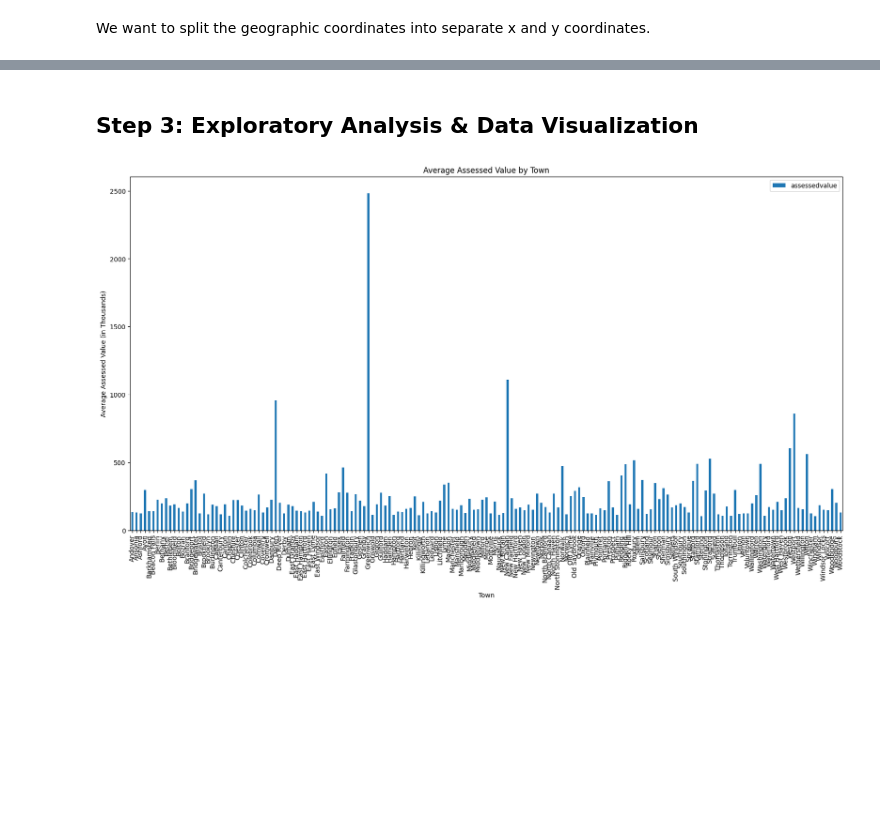
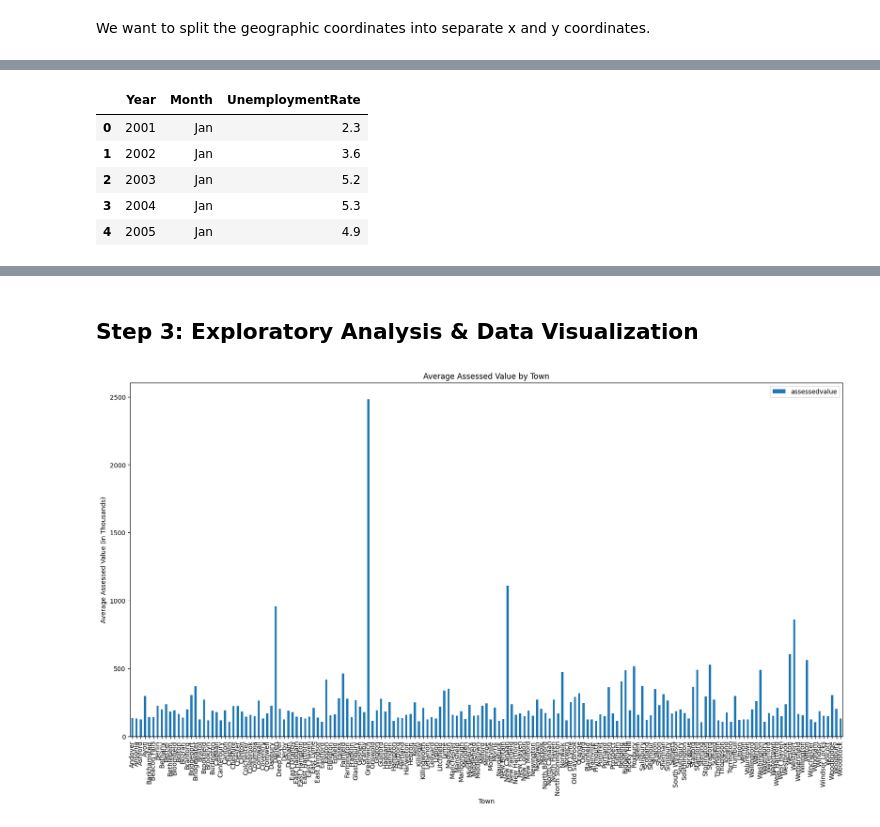
Before and after one commit to JenCodetc/JenCodetc.github.io, a Jupyter notebook: Final Tutorial ~ Real Estate Sales-checkpoint.ipynb, the cells around one changed output, grey strips where cells are left out. Cells and saved outputs as stored; diff of their text form; code cells hidden in the pictures; blank space fills up the shorter version.

```diff
--- a/Final Tutorial ~ Real Estate Sales-checkpoint.ipynb
+++ b/Final Tutorial ~ Real Estate Sales-checkpoint.ipynb
@@ -102,0 +106,17 @@ df = df[df['saleamount'].notna()]
+# %%
+unemployment_df = pd.melt(unemployment_df,
+        id_vars=['Year'],
+        value_vars=['Jan', 'Feb', 'Mar', 'Apr', 'May', 'Jun', 'Jul',
+                    'Aug', 'Sep', 'Oct', 'Nov', 'Dec'],
+        var_name='Month',
+        value_name='UnemploymentRate')
+
+unemployment_df.dropna(inplace=True)
+unemployment_df.head()
+# %% [output]
+|  | Year | Month | UnemploymentRate |
+| 0 | 2001 | Jan | 2.3 |
+| 1 | 2002 | Jan | 3.6 |
+| 2 | 2003 | Jan | 5.2 |
+| 3 | 2004 | Jan | 5.3 |
+| 4 | 2005 | Jan | 4.9 |
```
Also changed, not shown: parts of 16 cells of this notebook.
